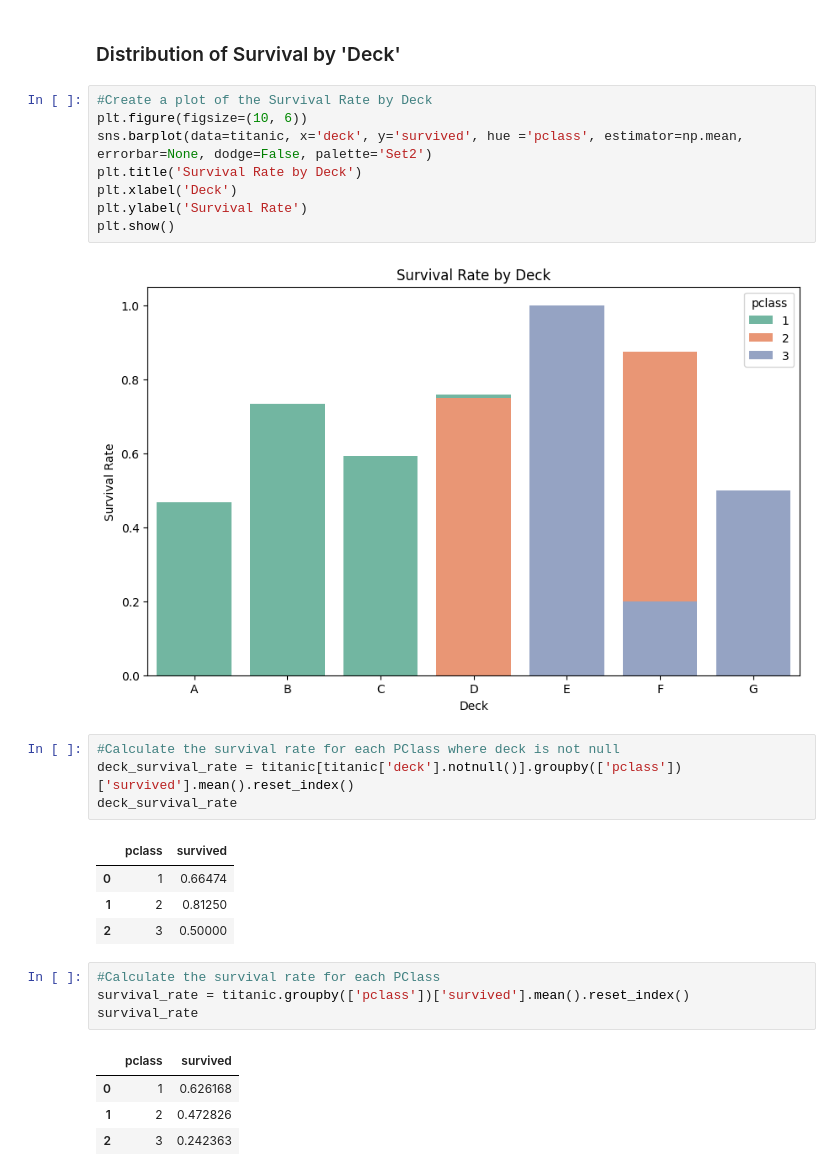
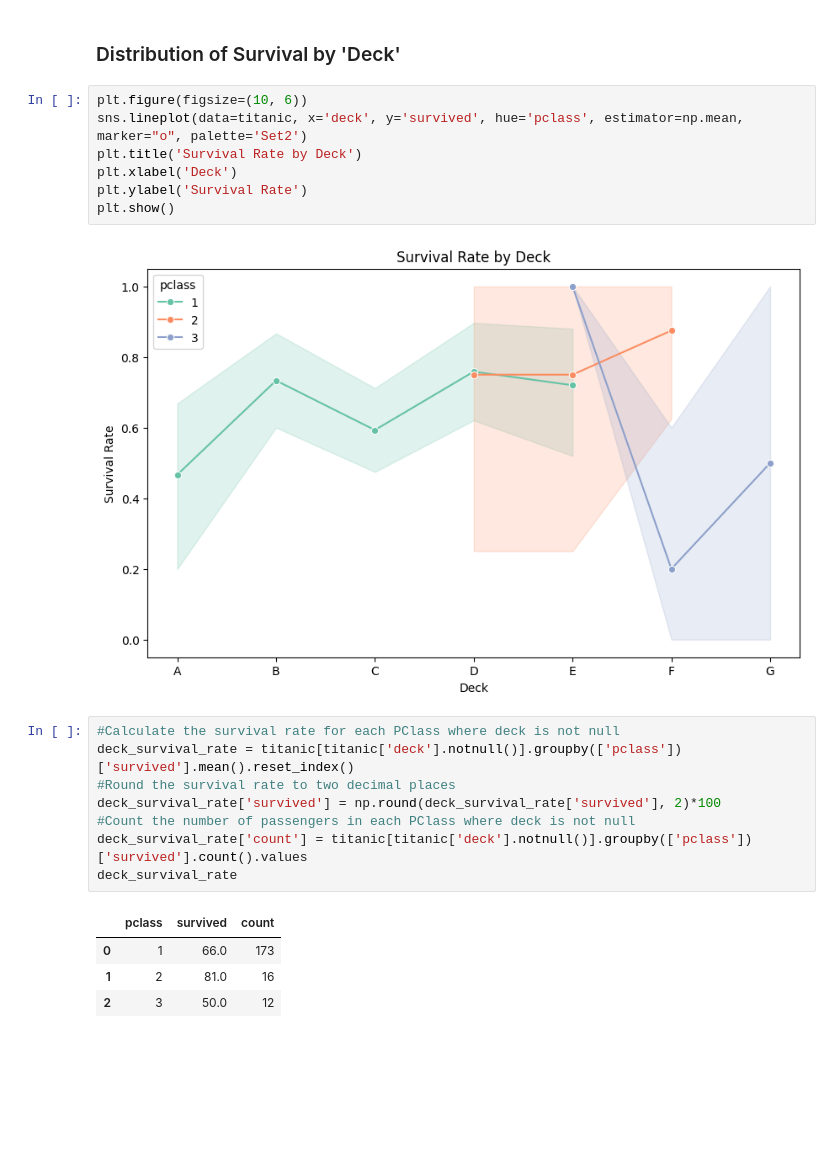
Before and after one commit to chance-roberts/DATA6550-Visualization, a Jupyter notebook: Code/Roberts/RobertsC_Visualization.ipynb, the cells around one changed output. Drawn from its saved outputs; the diff is of its cells as text; blank space fills up the shorter version.

```diff
--- a/Code/Roberts/RobertsC_Visualization.ipynb
+++ b/Code/Roberts/RobertsC_Visualization.ipynb
@@ -310,30 +303,24 @@ plt.show()
 # %% [markdown]
 ### Distribution of Survival by 'Deck'
 # %%
-#Create a plot of the Survival Rate by Deck
 plt.figure(figsize=(10, 6))
-sns.barplot(data=titanic, x='deck', y='survived', hue ='pclass', estimator=np.mean, errorbar=None, dodge=False, palette='Set2')
+sns.lineplot(data=titanic, x='deck', y='survived', hue='pclass', estimator=np.mean, marker="o", palette='Set2')
 plt.title('Survival Rate by Deck')
 plt.xlabel('Deck')
 plt.ylabel('Survival Rate')
 plt.show()
 # %% [output]
-[figure, old version]
+[figure, new version]
 # %%
 #Calculate the survival rate for each PClass where deck is not null
 deck_survival_rate = titanic[titanic['deck'].notnull()].groupby(['pclass'])['survived'].mean().reset_index()
+#Round the survival rate to two decimal places
+deck_survival_rate['survived'] = np.round(deck_survival_rate['survived'], 2)*100
+#Count the number of passengers in each PClass where deck is not null
+deck_survival_rate['count'] = titanic[titanic['deck'].notnull()].groupby(['pclass'])['survived'].count().values
 deck_survival_rate
 # %% [output]
-|  | pclass | survived |
-| 0 | 1 | 0.66474 |
-| 1 | 2 | 0.81250 |
-| 2 | 3 | 0.50000 |
+|  | pclass | survived | count |
+| 0 | 1 | 66.0 | 173 |
+| 1 | 2 | 81.0 | 16 |
+| 2 | 3 | 50.0 | 12 |
-# %%
-#Calculate the survival rate for each PClass
-survival_rate = titanic.groupby(['pclass'])['survived'].mean().reset_index()
-survival_rate
-# %% [output]
-|  | pclass | survived |
-| 0 | 1 | 0.626168 |
-| 1 | 2 | 0.472826 |
-| 2 | 3 | 0.242363 |
```
Also changed, not shown: parts of 20 cells of this notebook, 2 other files.
